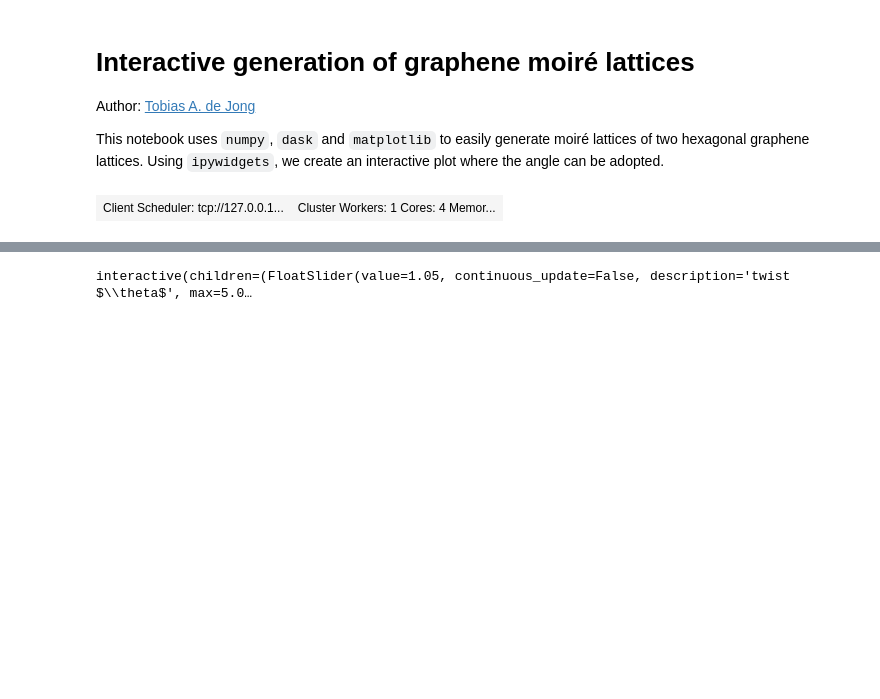
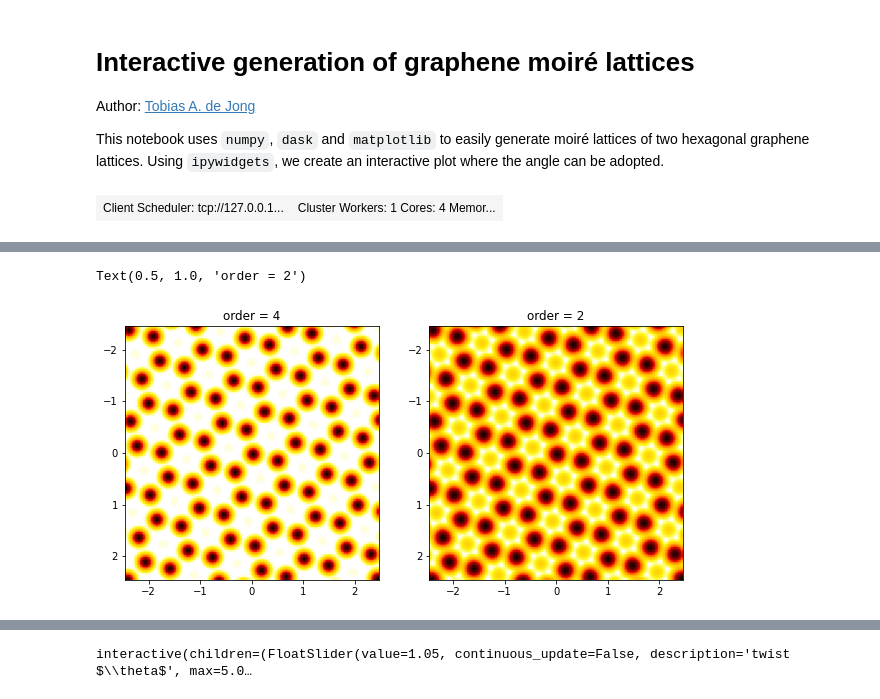
Before and after one commit to TAdeJong/moire-lattice-generator, a Jupyter notebook: moire-plane-wave-animation-interactive.ipynb, the cells around one changed output, grey strips where cells are left out. Cells and saved outputs as stored; diff of their text form; code cells hidden in the pictures; blank space fills up the shorter version.

```diff
--- a/moire-plane-wave-animation-interactive.ipynb
+++ b/moire-plane-wave-animation-interactive.ipynb
@@ -26,3 +26,5 @@ client
 S = 250  # Half size of visualization in pixels. Optimized for interactive rendering on mybinder.
 r_k = 0.2
 a_0 = 0.246  # Lattice constant of graphene in nm
+
+xi0 = 15
@@ -28,0 +35,13 @@ a_0 = 0.246  # Lattice constant of graphene in nm
+# %%
+fig, ax = plt.subplots(figsize=[10,5], ncols=2)
+ax[0].imshow(hexlattice_gen(r_k/3, xi0, 4, 50).compute(),
+             cmap='cet_fire_r',
+            extent=[-50*r_k*a_0, 50*r_k*a_0, 50*r_k*a_0, -50*r_k*a_0])
+ax[0].set_title('order = 4')
+ax[1].imshow(hexlattice_gen(r_k/3, xi0, 2, 50).compute(),
+             cmap='cet_fire_r',
+            extent=[-50*r_k*a_0, 50*r_k*a_0, 50*r_k*a_0, -50*r_k*a_0])
+ax[1].set_title('order = 2')
+# %% [output]
+Text(0.5, 1.0, 'order = 2')
+[figure, added]
```
Also changed, not shown: parts of 3 cells of this notebook.
